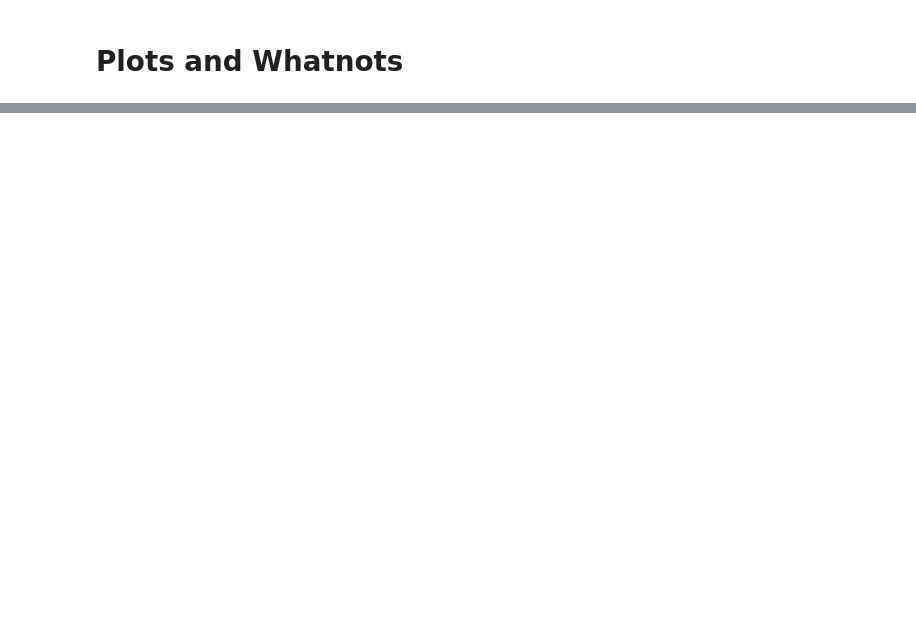
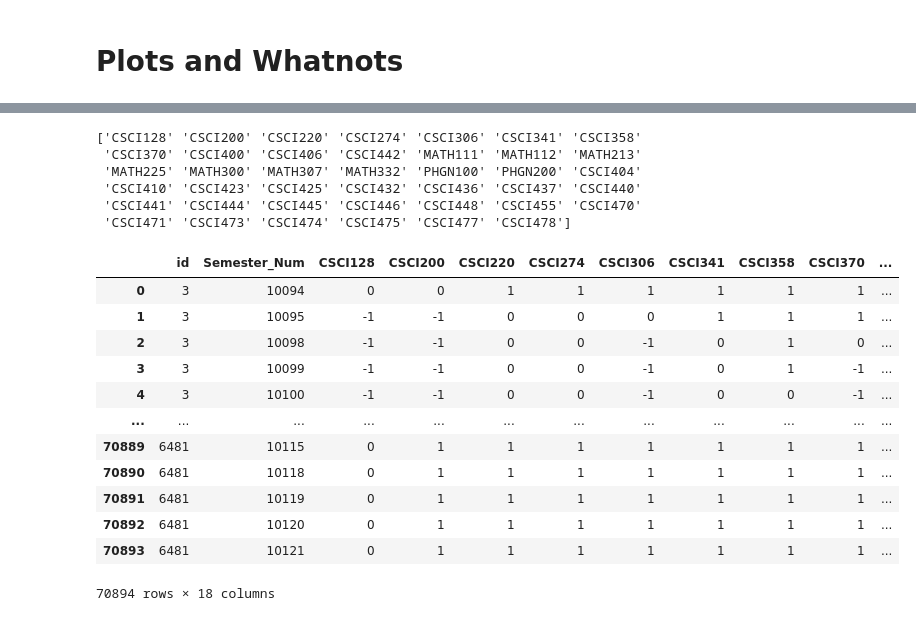
Before and after one commit to ifrycolorado/Enrollment_Project, a Jupyter notebook: src/dag.ipynb, the cells around one changed output, grey strips where cells are left out. Cells and saved outputs as stored; diff of their text form; code cells hidden in the pictures; blank space fills up the shorter version.

```diff
--- a/src/dag.ipynb
+++ b/src/dag.ipynb
@@ -309,0 +329,25 @@ for cl in taken_df['Class'].unique():
+# %%
+print(taken_df['Class'].unique())
+# %% [output]
+['CSCI128' 'CSCI200' 'CSCI220' 'CSCI274' 'CSCI306' 'CSCI341' 'CSCI358'
+ 'CSCI370' 'CSCI400' 'CSCI406' 'CSCI442' 'MATH111' 'MATH112' 'MATH213'
+ 'MATH225' 'MATH300' 'MATH307' 'MATH332' 'PHGN100' 'PHGN200' 'CSCI404'
+ 'CSCI410' 'CSCI423' 'CSCI425' 'CSCI432' 'CSCI436' 'CSCI437' 'CSCI440'
+ 'CSCI441' 'CSCI444' 'CSCI445' 'CSCI446' 'CSCI448' 'CSCI455' 'CSCI470'
+ 'CSCI471' 'CSCI473' 'CSCI474' 'CSCI475' 'CSCI477' 'CSCI478']
+# %%
+display(carry_out)
+# %% [output]
+|  | id | Semester_Num | CSCI128 | CSCI200 | CSCI220 | CSCI274 | CSCI306 | CSCI341 | CSCI358 | CSCI370 | ... |
+| 0 | 3 | 10094 | 0 | 0 | 1 | 1 | 1 | 1 | 1 | 1 | ... |
+| 1 | 3 | 10095 | -1 | -1 | 0 | 0 | 0 | 1 | 1 | 1 | ... |
+| 2 | 3 | 10098 | -1 | -1 | 0 | 0 | -1 | 0 | 1 | 0 | ... |
+| 3 | 3 | 10099 | -1 | -1 | 0 | 0 | -1 | 0 | 1 | -1 | ... |
+| 4 | 3 | 10100 | -1 | -1 | 0 | 0 | -1 | 0 | 0 | -1 | ... |
+| ... | ... | ... | ... | ... | ... | ... | ... | ... | ... | ... | ... |
+| 70889 | 6481 | 10115 | 0 | 1 | 1 | 1 | 1 | 1 | 1 | 1 | ... |
+| 70890 | 6481 | 10118 | 0 | 1 | 1 | 1 | 1 | 1 | 1 | 1 | ... |
+| 70891 | 6481 | 10119 | 0 | 1 | 1 | 1 | 1 | 1 | 1 | 1 | ... |
+| 70892 | 6481 | 10120 | 0 | 1 | 1 | 1 | 1 | 1 | 1 | 1 | ... |
+| 70893 | 6481 | 10121 | 0 | 1 | 1 | 1 | 1 | 1 | 1 | 1 | ... |
+70894 rows × 18 columns
```
Also changed, not shown: parts of 5 cells of this notebook, 10 other files.
